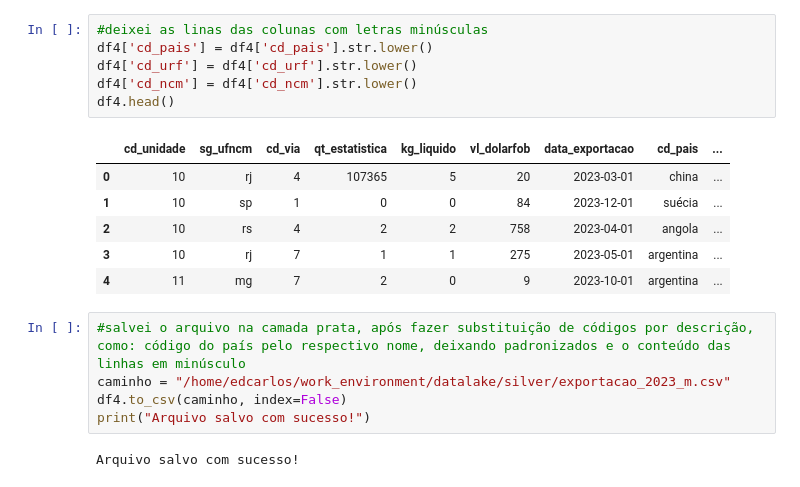
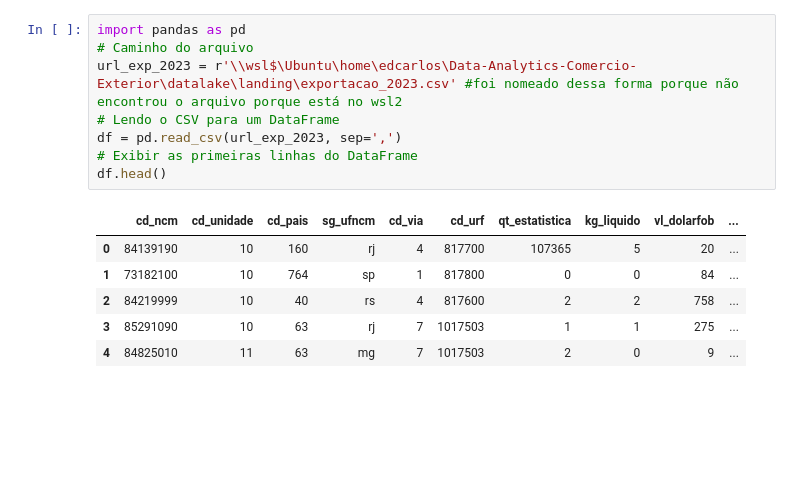
Before and after one commit to edcarloscardoso/Data-Analytics-Comercio-Exterior, a Jupyter notebook: workflow/process/workspace_silver_exp_2023_m.ipynb, the cells around one changed output. Saved outputs shown, nothing was run; the diff lists cells and outputs as text; blank space fills up the shorter version.

Commit message:
Melhorias no código workspace_silver_exp_2023_m

```diff
--- a/workflow/process/workspace_silver_exp_2023_m.ipynb
+++ b/workflow/process/workspace_silver_exp_2023_m.ipynb
@@ -211,20 +1,15 @@ df4.head()
-# %%
-#deixei as linas das colunas com letras minúsculas
-df4['cd_pais'] = df4['cd_pais'].str.lower()
-df4['cd_urf'] = df4['cd_urf'].str.lower()
-df4['cd_ncm'] = df4['cd_ncm'].str.lower()
-df4.head()
-# %% [output]
-|  | cd_unidade | sg_ufncm | cd_via | qt_estatistica | kg_liquido | vl_dolarfob | data_exportacao | cd_pais | ... |
-| 0 | 10 | rj | 4 | 107365 | 5 | 20 | 2023-03-01 | china | ... |
-| 1 | 10 | sp | 1 | 0 | 0 | 84 | 2023-12-01 | suécia | ... |
-| 2 | 10 | rs | 4 | 2 | 2 | 758 | 2023-04-01 | angola | ... |
-| 3 | 10 | rj | 7 | 1 | 1 | 275 | 2023-05-01 | argentina | ... |
-| 4 | 11 | mg | 7 | 2 | 0 | 9 | 2023-10-01 | argentina | ... |
-# %%
-#salvei o arquivo na camada prata, após fazer substituição de códigos por descrição, como: código do país pelo respectivo nome, deixando padronizados e o conteúdo das linhas em minúsculo
-caminho = "/home/edcarlos/work_environment/datalake/silver/exportacao_2023_m.csv"
-df4.to_csv(caminho, index=False)
-print("Arquivo salvo com sucesso!")
-# %% [output]
-Arquivo salvo com sucesso!
+# %%
+import pandas as pd
+# Caminho do arquivo
+url_exp_2023 = r'\\wsl$\Ubuntu\home\edcarlos\Data-Analytics-Comercio-Exterior\datalake\landing\exportacao_2023.csv' #foi nomeado dessa forma porque não encontrou o arquivo porque está no wsl2
+# Lendo o CSV para um DataFrame
+df = pd.read_csv(url_exp_2023, sep=',')
+# Exibir as primeiras linhas do DataFrame
+df.head()
+# %% [output]
+|  | cd_ncm | cd_unidade | cd_pais | sg_ufncm | cd_via | cd_urf | qt_estatistica | kg_liquido | vl_dolarfob | ... |
+| 0 | 84139190 | 10 | 160 | rj | 4 | 817700 | 107365 | 5 | 20 | ... |
+| 1 | 73182100 | 10 | 764 | sp | 1 | 817800 | 0 | 0 | 84 | ... |
+| 2 | 84219999 | 10 | 40 | rs | 4 | 817600 | 2 | 2 | 758 | ... |
+| 3 | 85291090 | 10 | 63 | rj | 7 | 1017503 | 1 | 1 | 275 | ... |
+| 4 | 84825010 | 11 | 63 | mg | 7 | 1017503 | 2 | 0 | 9 | ... |
```
Also changed, not shown: parts of 36 cells of this notebook.
